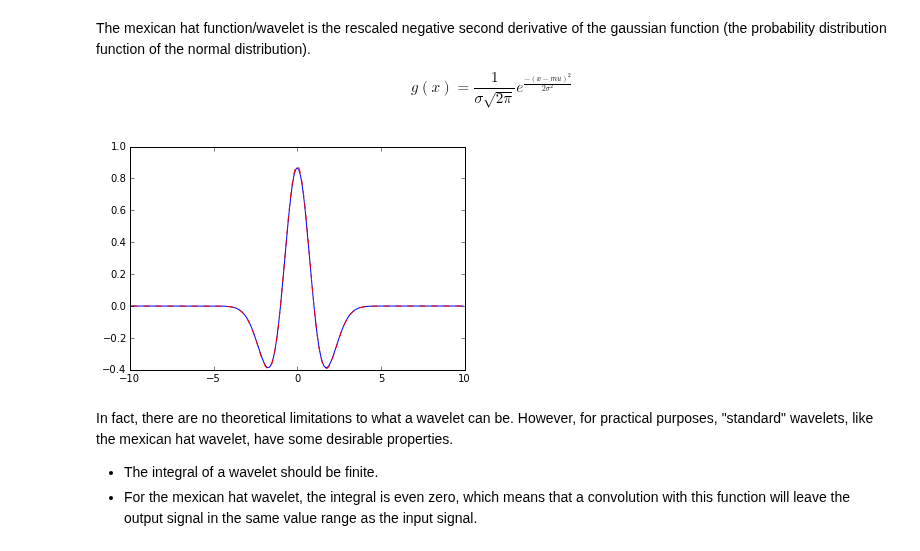
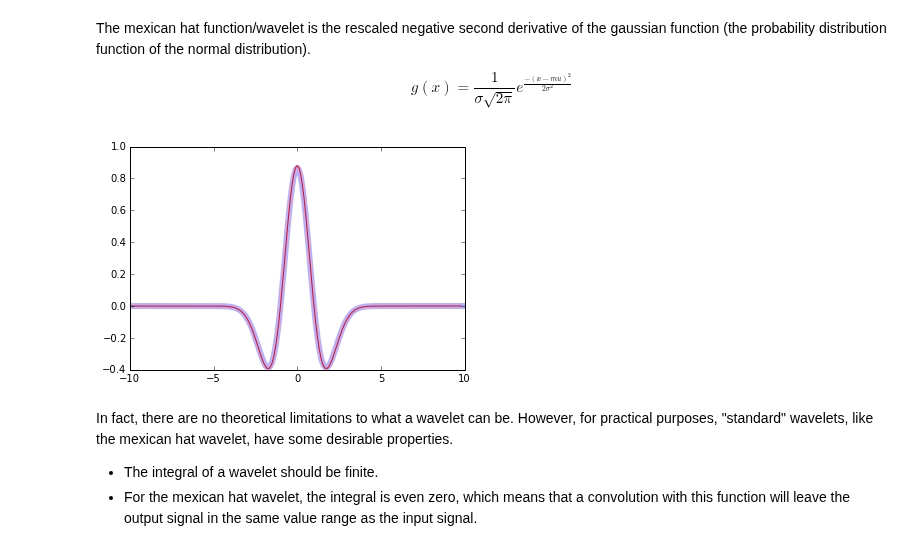
Before and after one commit to CSchoel/learn-wavelets, a Jupyter notebook: wavelet-introduction.ipynb, the cells around one changed output. Saved outputs shown, nothing was run; the diff lists cells and outputs as text; code cells hidden in the pictures.

```diff
--- a/wavelet-introduction.ipynb
+++ b/wavelet-introduction.ipynb
@@ -43,18 +43,18 @@ $$
 # %%
 def gauss(x, mu, sigma):
     return 1.0 / (sigma * np.sqrt(2 * np.pi)) * np.exp(- (x - mu)**2 / (2 * sigma**2))
 
 g = gauss(xvals, 0, 1)
 m = mexican_hat(xvals, 0, 1)
 dg = g[1:] - g[:-1] # linear approximation of first derivative
 ddg = dg[1:] - dg[:-1] # linear approximation of second derivative
 
-plt.plot(xvals, m, "b-")
+plt.plot(xvals, m, color="blue", lw=6, alpha=0.3)
 fac = m[len(xvals)//2] / -ddg[len(xvals)//2] # scaling factor
-plt.plot(xvals[1:-1], -ddg*fac, "r--")
+plt.plot(xvals[1:-1], -ddg*fac, "r-")
 plt.show()
 # %% [output]
-[figure, old version]
+[figure, new version]
 # %% [markdown]
 In fact, there are no theoretical limitations to what a wavelet can be. However, for practical purposes, "standard" wavelets, like the mexican hat wavelet, have some desirable properties.
 * The integral of a wavelet should be finite.
```
Also changed, not shown: parts of 9 cells of this notebook.
